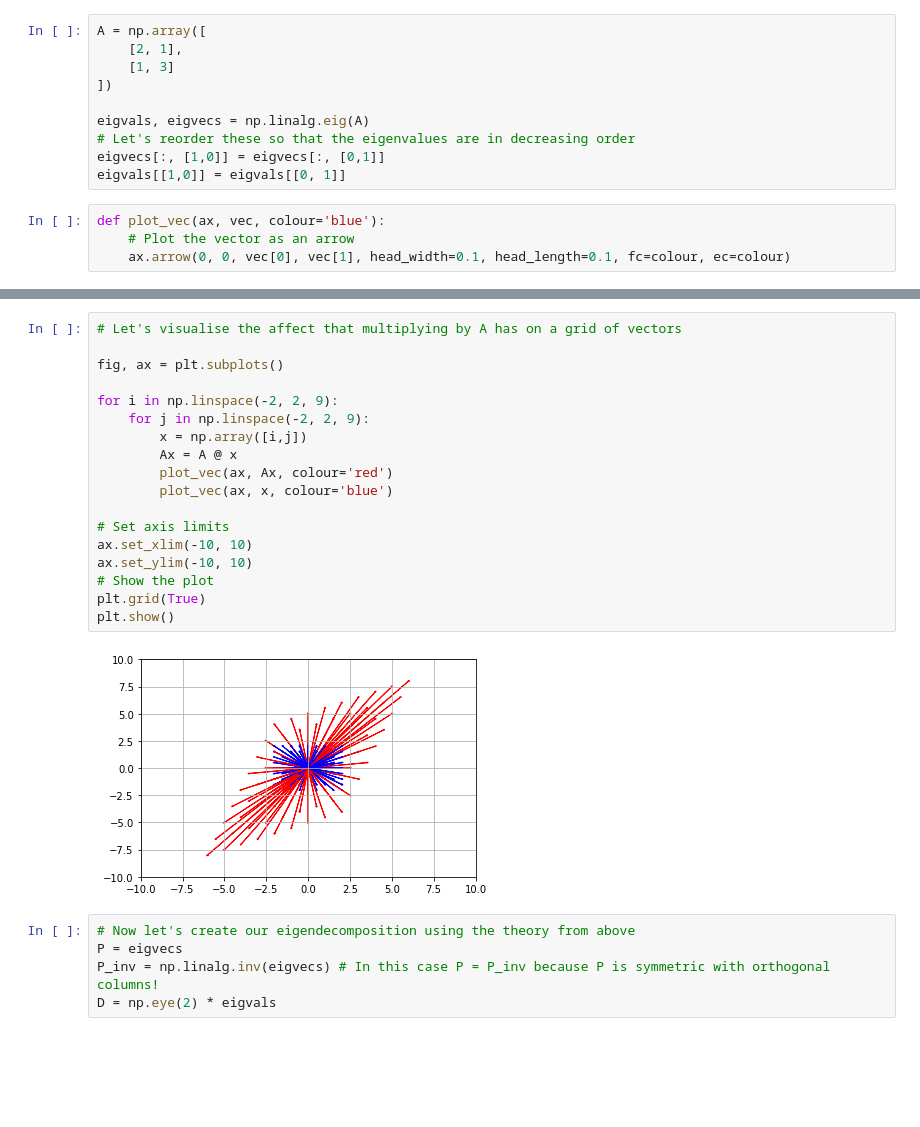
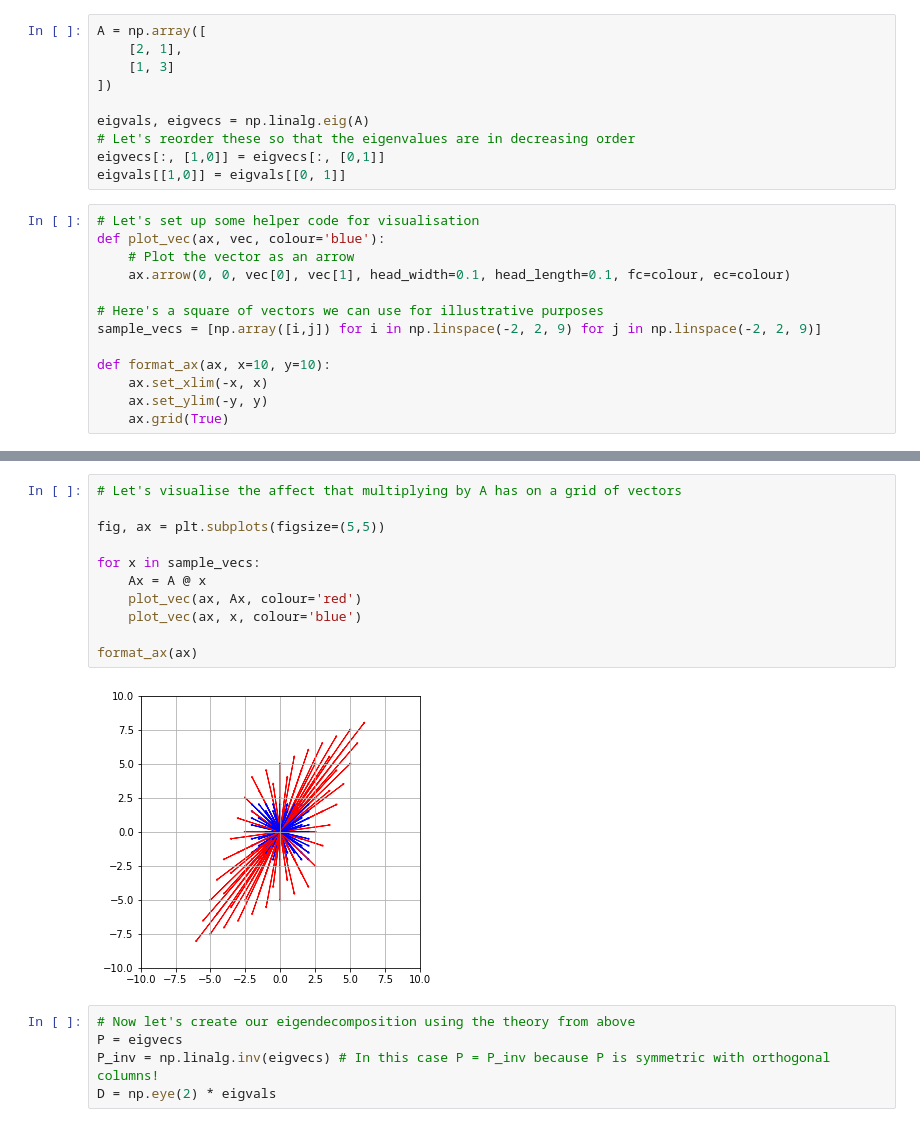
Before and after one commit to OisinNolan/OisinNolan.github.io, a Jupyter notebook: _notebooks/eigendecomp.ipynb, the cells around one changed output, grey strips where cells are left out. Cells and saved outputs as stored; diff of their text form; blank space fills up the shorter version.

```diff
--- a/_notebooks/eigendecomp.ipynb
+++ b/_notebooks/eigendecomp.ipynb
@@ -24,8 +25,17 @@ eigvals, eigvecs = np.linalg.eig(A)
 eigvecs[:, [1,0]] = eigvecs[:, [0,1]]
 eigvals[[1,0]] = eigvals[[0, 1]]
 # %%
+# Let's set up some helper code for visualisation
 def plot_vec(ax, vec, colour='blue'):
     # Plot the vector as an arrow
     ax.arrow(0, 0, vec[0], vec[1], head_width=0.1, head_length=0.1, fc=colour, ec=colour)
+
+# Here's a square of vectors we can use for illustrative purposes
+sample_vecs = [np.array([i,j]) for i in np.linspace(-2, 2, 9) for j in np.linspace(-2, 2, 9)]
+
+def format_ax(ax, x=10, y=10):
+    ax.set_xlim(-x, x)
+    ax.set_ylim(-y, y)
+    ax.grid(True)
 # %%
 # Create a figure and axis
@@ -47,23 +52,16 @@ plt.show()
 # %%
 # Let's visualise the affect that multiplying by A has on a grid of vectors
 
-fig, ax = plt.subplots()
+fig, ax = plt.subplots(figsize=(5,5))
 
-for i in np.linspace(-2, 2, 9):
-    for j in np.linspace(-2, 2, 9):
-        x = np.array([i,j])
-        Ax = A @ x
-        plot_vec(ax, Ax, colour='red')
-        plot_vec(ax, x, colour='blue')
+for x in sample_vecs:
+    Ax = A @ x
+    plot_vec(ax, Ax, colour='red')
+    plot_vec(ax, x, colour='blue')
 
-# Set axis limits
-ax.set_xlim(-10, 10)
-ax.set_ylim(-10, 10)
-# Show the plot
-plt.grid(True)
-plt.show()
+format_ax(ax)
 # %% [output]
-[figure, old version]
+[figure, new version]
 # %%
 # Now let's create our eigendecomposition using the theory from above
 P = eigvecs
```
Also changed, not shown: parts of 5 cells of this notebook, 2 other files.
